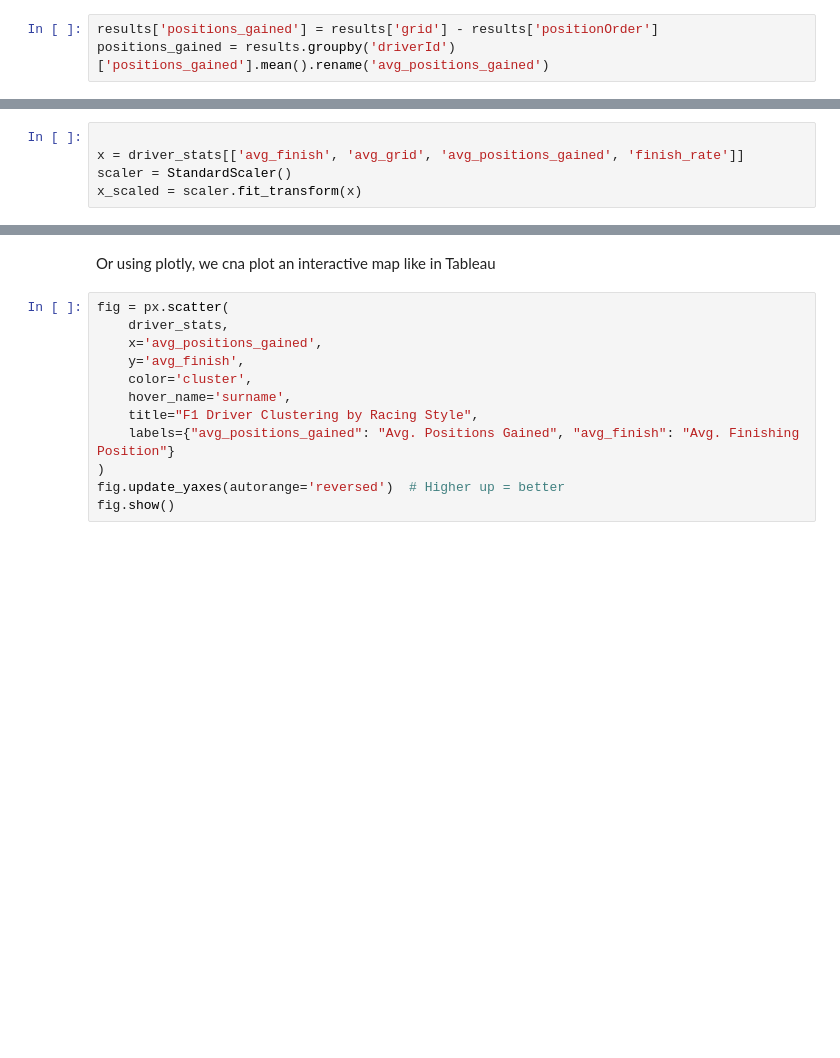
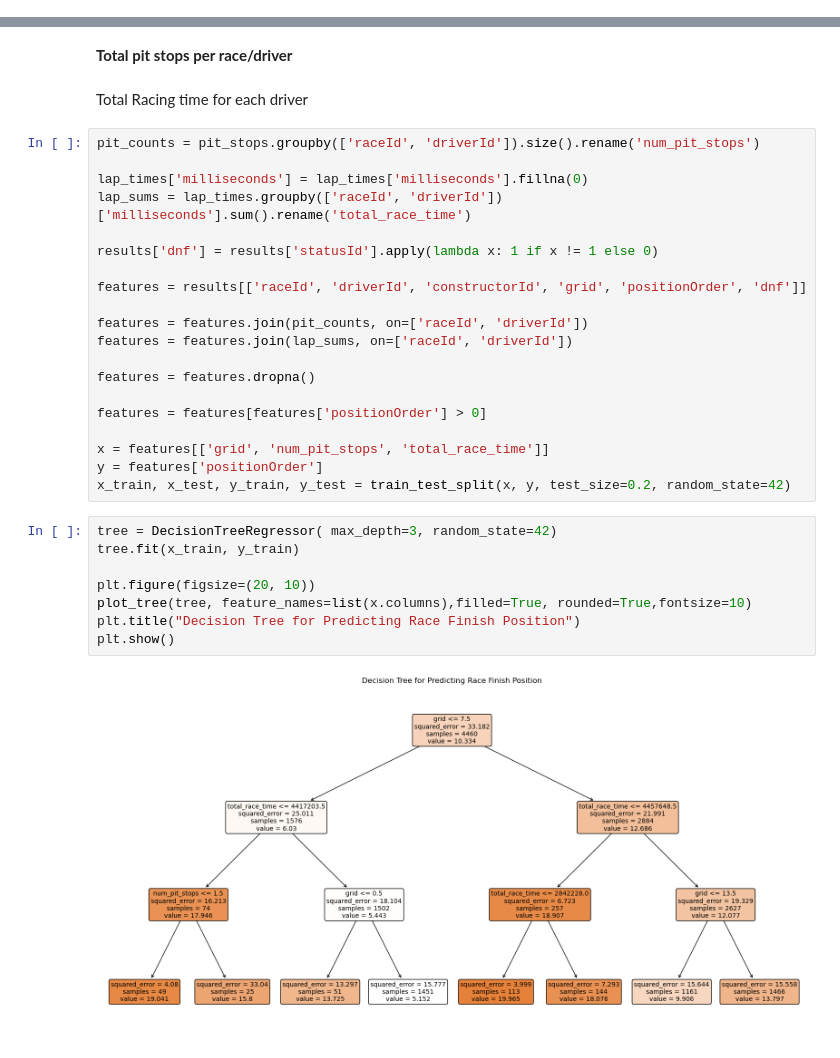
Before and after one commit to StephenOke/mat_328_final, a Jupyter notebook: milestone_7.ipynb, the cells around one changed output, grey strips where cells are left out. Drawn from its saved outputs; the diff is of its cells as text; blank space fills up the shorter version.

```diff
--- a/milestone_7.ipynb
+++ b/milestone_7.ipynb
@@ -66,3 +37,0 @@ Positions gained (grid - position order)
-# %%
-results['positions_gained'] = results['grid'] - results['positionOrder']
-positions_gained = results.groupby('driverId')['positions_gained'].mean().rename('avg_positions_gained')
@@ -105,5 +37,0 @@ driver_stats
-# %%
-
-x = driver_stats[['avg_finish', 'avg_grid', 'avg_positions_gained', 'finish_rate']]
-scaler = StandardScaler()
-x_scaled = scaler.fit_transform(x)
@@ -173,14 +38,34 @@ plt.show()
-# %% [markdown]
-Or using plotly, we cna plot an interactive map like in Tableau
-# %%
-fig = px.scatter(
-    driver_stats,
-    x='avg_positions_gained',
-    y='avg_finish',
-    color='cluster',
-    hover_name='surname',
-    title="F1 Driver Clustering by Racing Style",
-    labels={"avg_positions_gained": "Avg. Positions Gained", "avg_finish": "Avg. Finishing Position"}
-)
-fig.update_yaxes(autorange='reversed')  # Higher up = better
-fig.show()
+# %% [markdown]
+**Total pit stops per race/driver**
+# %% [markdown]
+Total Racing time for each driver
+# %%
+pit_counts = pit_stops.groupby(['raceId', 'driverId']).size().rename('num_pit_stops')
+
+lap_times['milliseconds'] = lap_times['milliseconds'].fillna(0)
+lap_sums = lap_times.groupby(['raceId', 'driverId'])['milliseconds'].sum().rename('total_race_time')
+
+results['dnf'] = results['statusId'].apply(lambda x: 1 if x != 1 else 0)
+
+features = results[['raceId', 'driverId', 'constructorId', 'grid', 'positionOrder', 'dnf']]
+
+features = features.join(pit_counts, on=['raceId', 'driverId'])
+features = features.join(lap_sums, on=['raceId', 'driverId'])
+
+features = features.dropna()
+
+features = features[features['positionOrder'] > 0]
+
+x = features[['grid', 'num_pit_stops', 'total_race_time']]
+y = features['positionOrder']
+x_train, x_test, y_train, y_test = train_test_split(x, y, test_size=0.2, random_state=42)
+# %%
+tree = DecisionTreeRegressor( max_depth=3, random_state=42)
+tree.fit(x_train, y_train)
+
+plt.figure(figsize=(20, 10))
+plot_tree(tree, feature_names=list(x.columns),filled=True, rounded=True,fontsize=10)
+plt.title("Decision Tree for Predicting Race Finish Position")
+plt.show()
+# %% [output]
+[figure, added]
```
Also changed, not shown: parts of 19 cells of this notebook, 2 other files.
